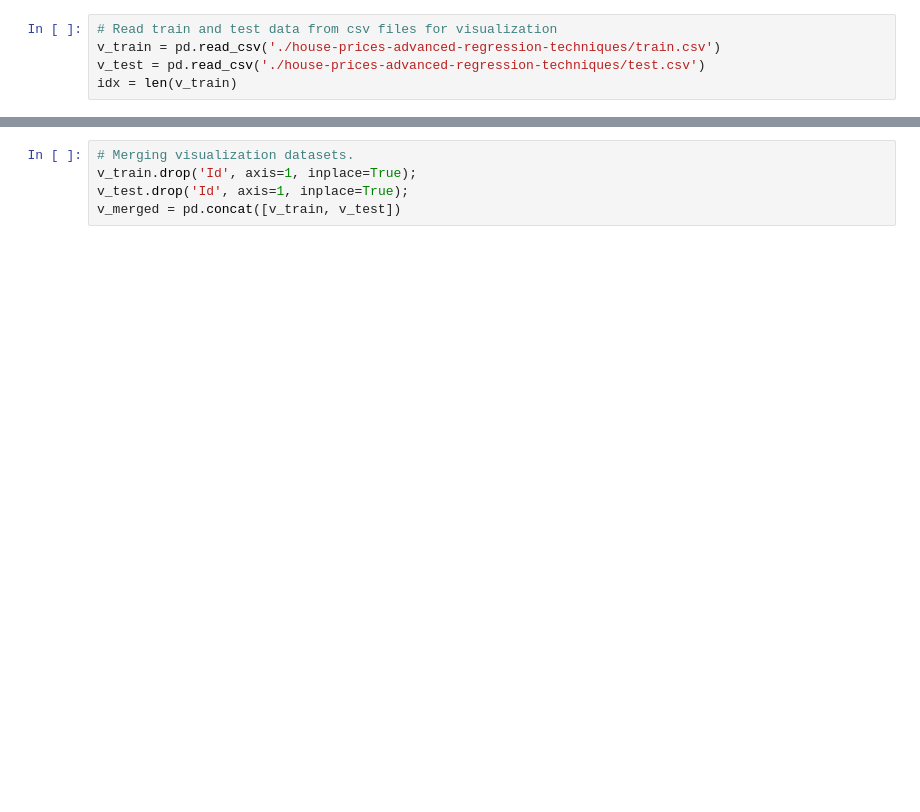
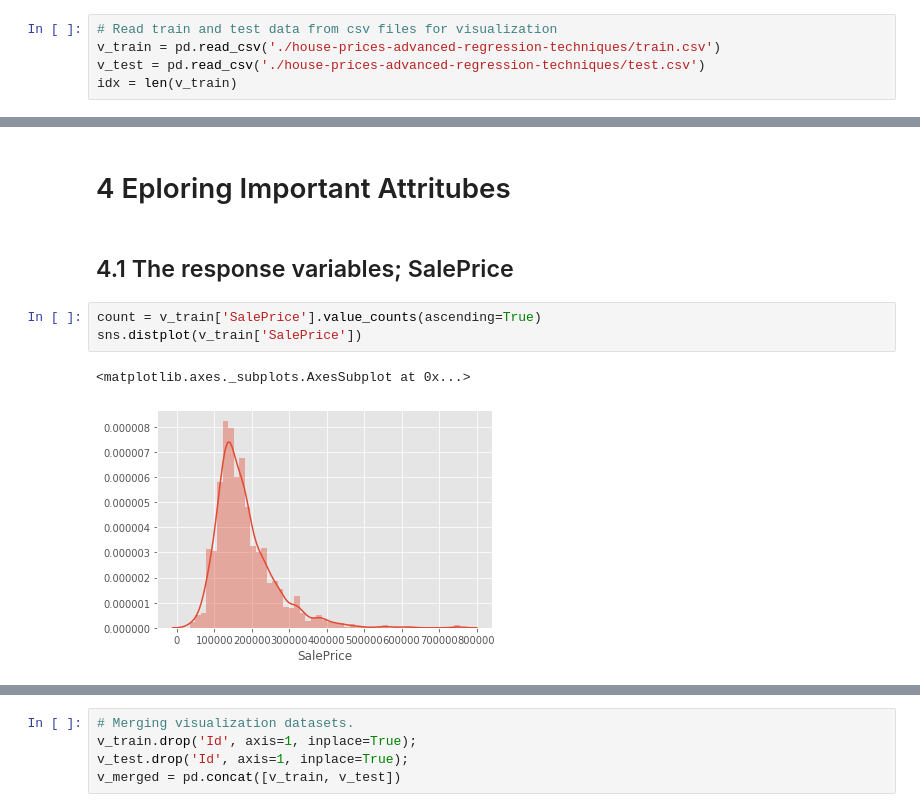
Before and after one commit to asynchk/kaggle_house_price_prediction, a Jupyter notebook: editing.ipynb, the cells around one changed output, grey strips where cells are left out. Cells and saved outputs as stored; diff of their text form; blank space fills up the shorter version.

```diff
--- a/editing.ipynb
+++ b/editing.ipynb
@@ -111 +120,11 @@ display(v_test.sample(3))
 3 rows × 80 columns
+# %% [markdown]
+# 4 Eploring Important Attritubes
+# %% [markdown]
+## 4.1 The response variables; SalePrice
+# %%
+count = v_train['SalePrice'].value_counts(ascending=True)
+sns.distplot(v_train['SalePrice'])
+# %% [output]
+<matplotlib.axes._subplots.AxesSubplot at 0x...>
+[figure, added]
```
Also changed, not shown: parts of 25 cells of this notebook.
